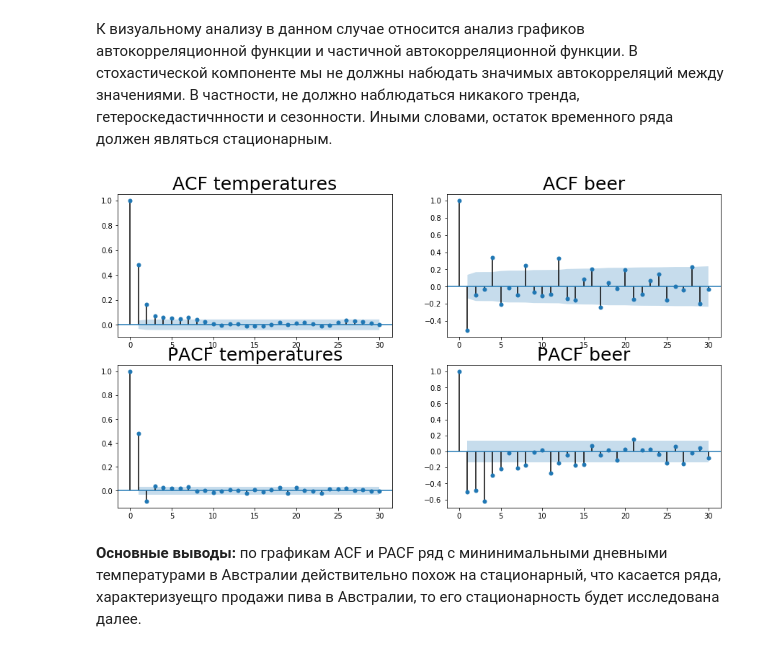
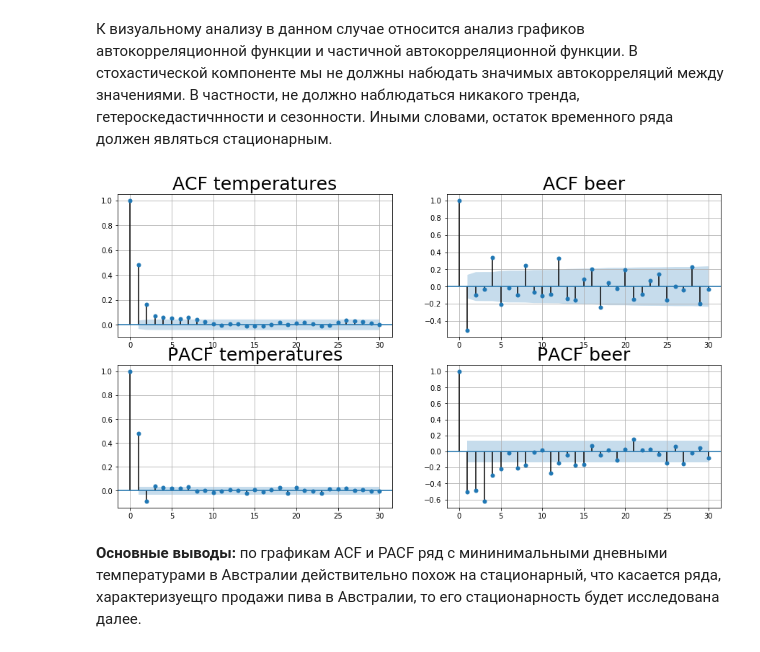
Before and after one commit to GeorgyFirsov/Educational-research-work, a Jupyter notebook: Анализ сезонности и стохастической компоненты.ipynb, the cells around one changed output. Drawn from its saved outputs; the diff is of its cells as text; code cells hidden in the pictures.

```diff
--- a/Анализ сезонности и стохастической компоненты.ipynb
+++ b/Анализ сезонности и стохастической компоненты.ipynb
@@ -151,13 +148,13 @@ plt.show()
 # %%
 _, ax = plt.subplots(2, 2, figsize=(width, height))
 
-plot_acf(temperatures_resid, lags=30, ax=ax[0][0], title='ACF temperatures')
-plot_acf(beer_resid, lags=30, ax=ax[0][1], title='ACF beer')
-plot_pacf(temperatures_resid, lags=30, ax=ax[1][0], title='PACF temperatures')
-plot_pacf(beer_resid, lags=30, ax=ax[1][1], title='PACF beer')
+plot_acf(temperatures_resid, lags=30, ax=ax[0][0], title='ACF temperatures'), ax[0][0].grid()
+plot_acf(beer_resid, lags=30, ax=ax[0][1], title='ACF beer'), ax[0][1].grid()
+plot_pacf(temperatures_resid, lags=30, ax=ax[1][0], title='PACF temperatures'), ax[1][0].grid()
+plot_pacf(beer_resid, lags=30, ax=ax[1][1], title='PACF beer'), ax[1][1].grid()
 plt.show()
 # %% [output]
-[figure, old version]
+[figure, new version]
 # %% [markdown]
 <span class="text_common"><b>Основные выводы:</b> по графикам ACF и PACF ряд с мининимальными дневными температурами в Австралии действительно похож на стационарный, что касается ряда, характеризуещго продажи пива в Австралии, то его стационарность будет исследована далее.</span>
 # %% [markdown]
```
Also changed, not shown: parts of 6 cells of this notebook, 1 other file.
